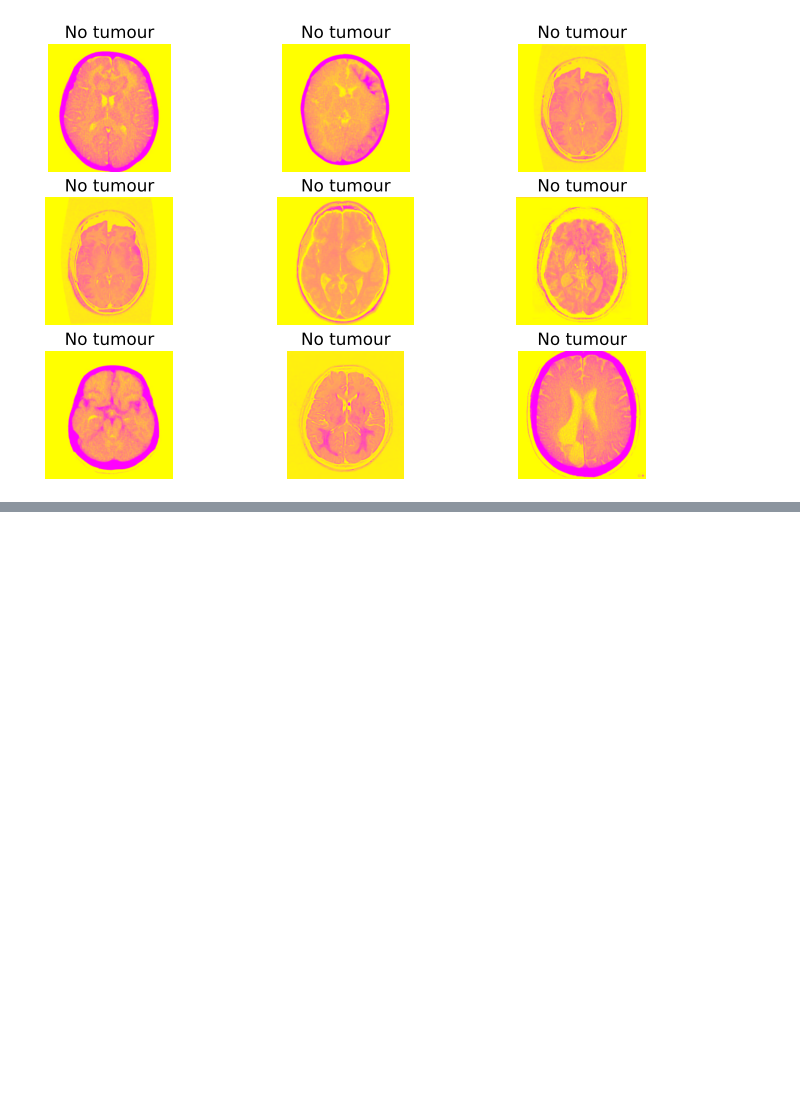
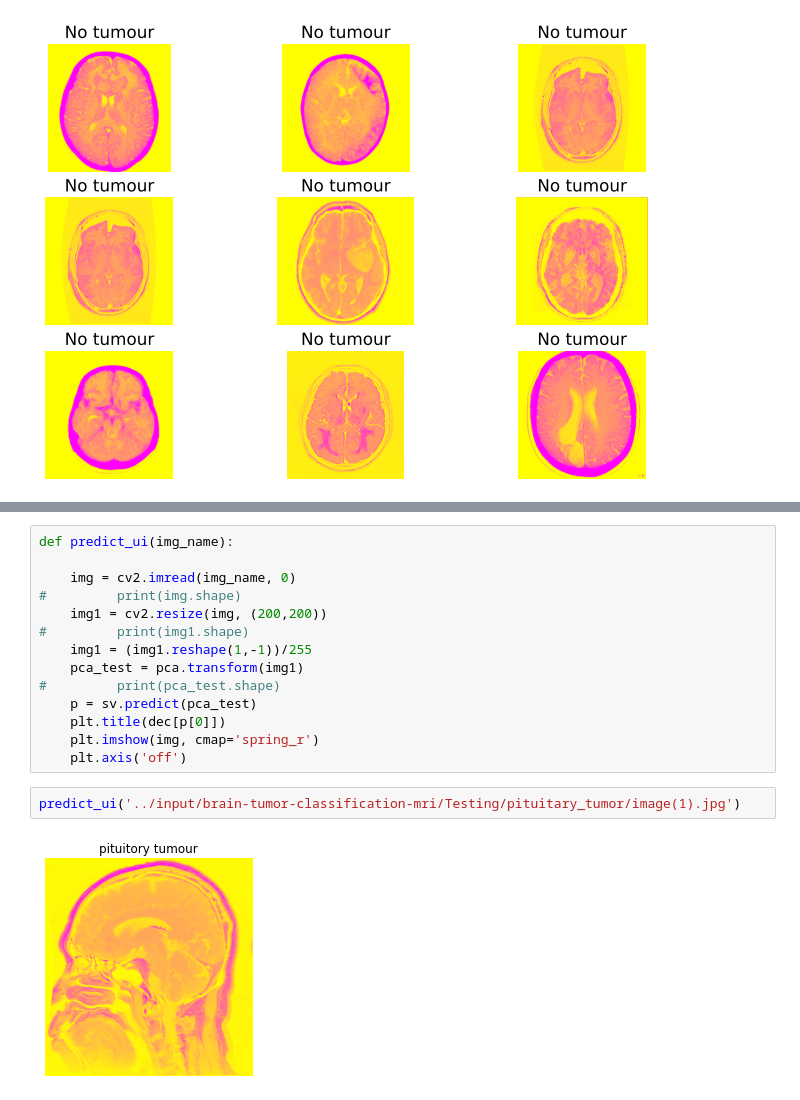
Before and after one commit to fanbyprinciple/kaggle_kernels, a Jupyter notebook: brain-tumour-mri-data.ipynb, the cells around one changed output, grey strips where cells are left out. Saved outputs shown, nothing was run; the diff lists cells and outputs as text; blank space fills up the shorter version.

```diff
--- a/brain-tumour-mri-data.ipynb
+++ b/brain-tumour-mri-data.ipynb
@@ -199,0 +221,18 @@ with plt.xkcd():
+# %%
+def predict_ui(img_name):
+
+    img = cv2.imread(img_name, 0)
+#         print(img.shape)
+    img1 = cv2.resize(img, (200,200))
+#         print(img1.shape)
+    img1 = (img1.reshape(1,-1))/255
+    pca_test = pca.transform(img1)
+#         print(pca_test.shape)
+    p = sv.predict(pca_test)
+    plt.title(dec[p[0]])
+    plt.imshow(img, cmap='spring_r')
+    plt.axis('off')
+# %%
+predict_ui('../input/brain-tumor-classification-mri/Testing/pituitary_tumor/image(1).jpg')
+# %% [output]
+[figure, added]
```
Also changed, not shown: parts of 7 cells of this notebook.
